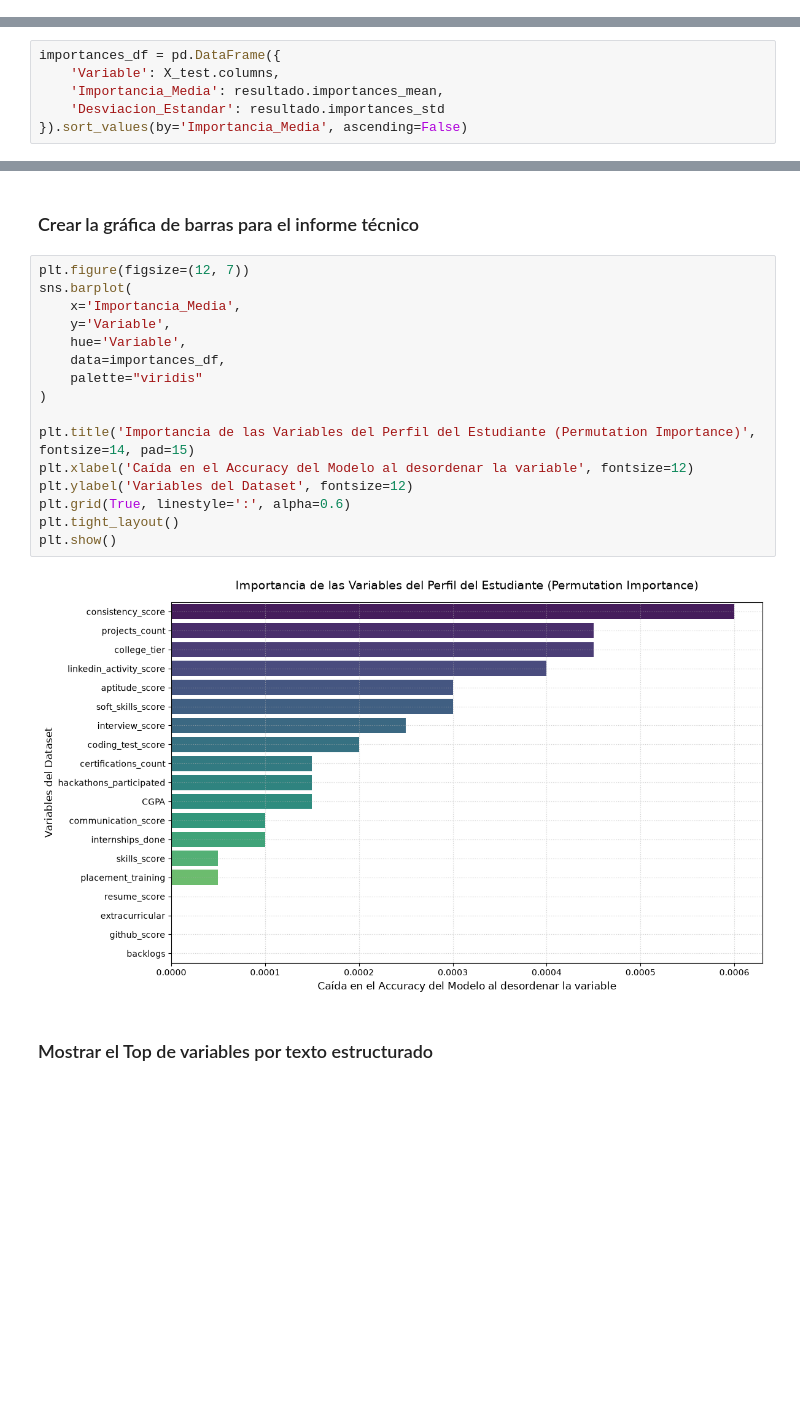
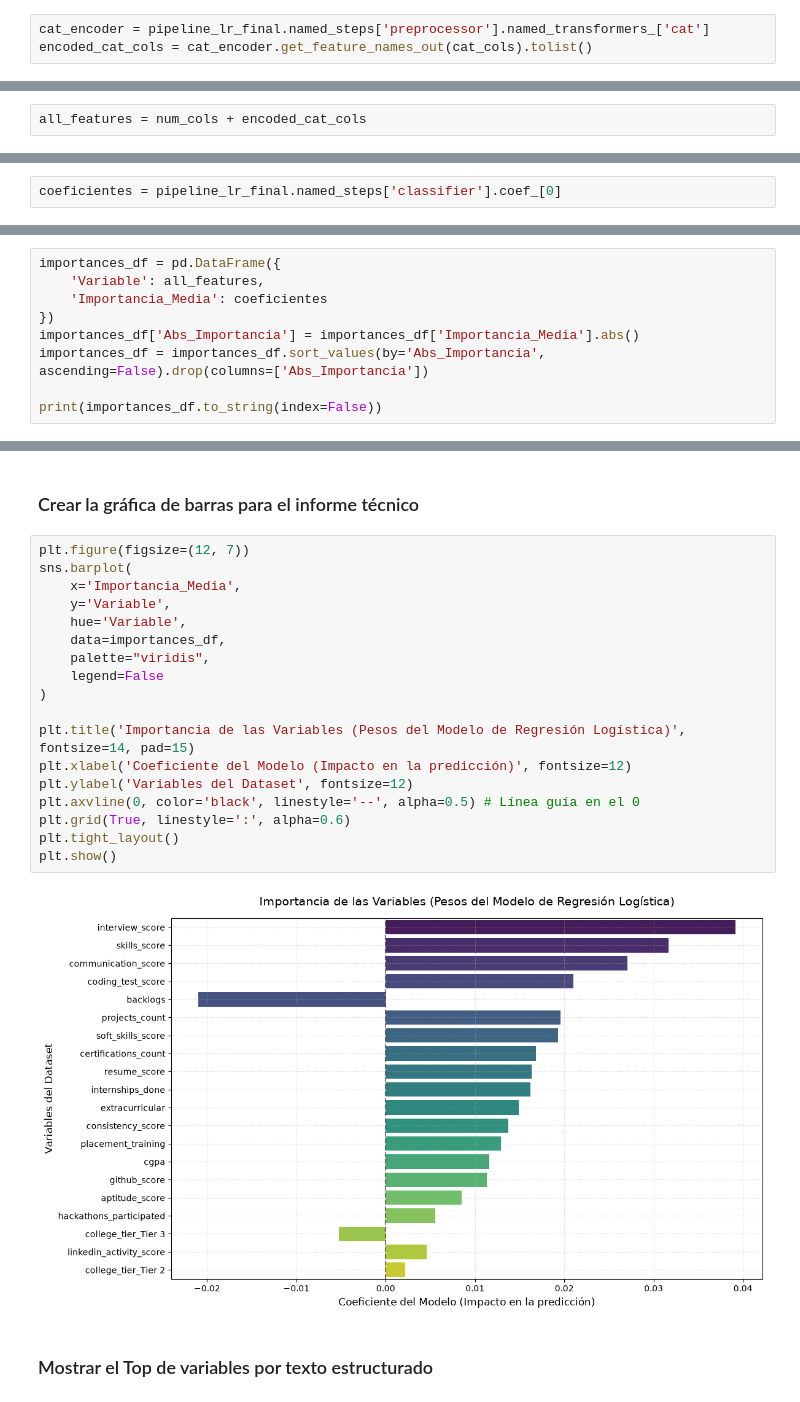
Before and after one commit to Bootcamp-DA-P2/DA-project-classification-Grupo2, a Jupyter notebook: notebooks/logistic_regression.ipynb, the cells around one changed output, grey strips where cells are left out. Saved outputs shown, nothing was run; the diff lists cells and outputs as text; blank space fills up the shorter version.

Commit message:
feat(logistic_regression) convert booleans to binary and college_tier to dummies and fix Permutation Importance

```diff
--- a/notebooks/logistic_regression.ipynb
+++ b/notebooks/logistic_regression.ipynb
@@ -225,0 +234,3 @@ resultado = permutation_importance(
+# %%
+cat_encoder = pipeline_lr_final.named_steps['preprocessor'].named_transformers_['cat']
+encoded_cat_cols = cat_encoder.get_feature_names_out(cat_cols).tolist()
@@ -225,0 +239,2 @@ resultado = permutation_importance(
+# %%
+all_features = num_cols + encoded_cat_cols
@@ -226 +243,3 @@ resultado = permutation_importance(
+# %%
+coeficientes = pipeline_lr_final.named_steps['classifier'].coef_[0]
 # %% [markdown]
@@ -228,6 +247,9 @@ resultado = permutation_importance(
 # %%
 importances_df = pd.DataFrame({
-    'Variable': X_test.columns,
-    'Importancia_Media': resultado.importances_mean,
-    'Desviacion_Estandar': resultado.importances_std
-}).sort_values(by='Importancia_Media', ascending=False)
+    'Variable': all_features,
+    'Importancia_Media': coeficientes
+})
+importances_df['Abs_Importancia'] = importances_df['Importancia_Media'].abs()
+importances_df = importances_df.sort_values(by='Abs_Importancia', ascending=False).drop(columns=['Abs_Importancia'])
+
+print(importances_df.to_string(index=False))
@@ -240,21 +280,23 @@ importances_df.to_csv("../data/clean/importancias_variables.csv", index=False)
 # %%
 plt.figure(figsize=(12, 7))
 sns.barplot(
     x='Importancia_Media',
     y='Variable',
     hue='Variable',
     data=importances_df,
-    palette="viridis"
+    palette="viridis",
+    legend=False
 )
 
-plt.title('Importancia de las Variables del Perfil del Estudiante (Permutation Importance)', fontsize=14, pad=15)
-plt.xlabel('Caída en el Accuracy del Modelo al desordenar la variable', fontsize=12)
+plt.title('Importancia de las Variables (Pesos del Modelo de Regresión Logística)', fontsize=14, pad=15)
+plt.xlabel('Coeficiente del Modelo (Impacto en la predicción)', fontsize=12)
 plt.ylabel('Variables del Dataset', fontsize=12)
+plt.axvline(0, color='black', linestyle='--', alpha=0.5) # Línea guía en el 0
 plt.grid(True, linestyle=':', alpha=0.6)
 plt.tight_layout()
 plt.show()
 # %% [output]
-[figure, old version]
+[figure, new version]
 # %% [markdown]
 ### Mostrar el Top de variables por texto estructurado
 # %%
```
Also changed, not shown: parts of 17 cells of this notebook, 2 other files.
